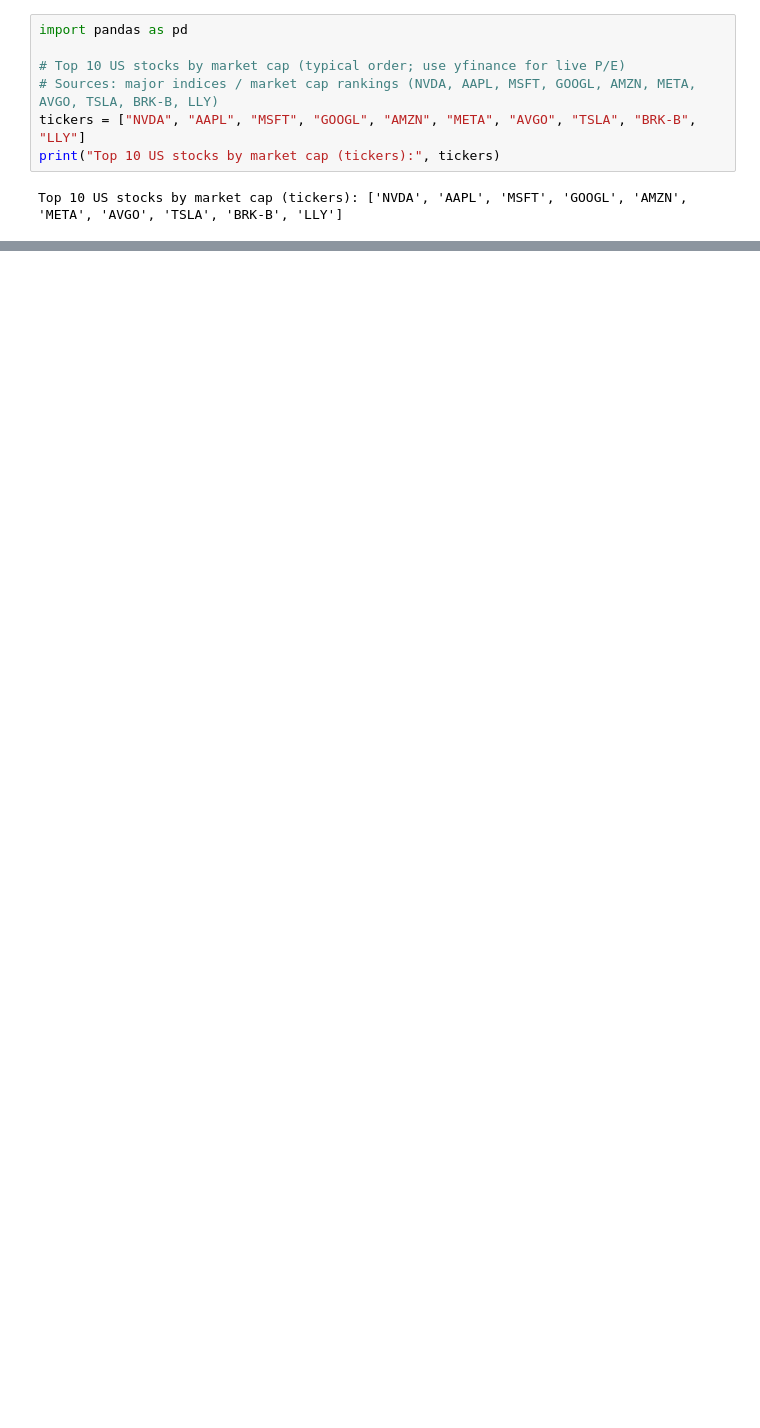
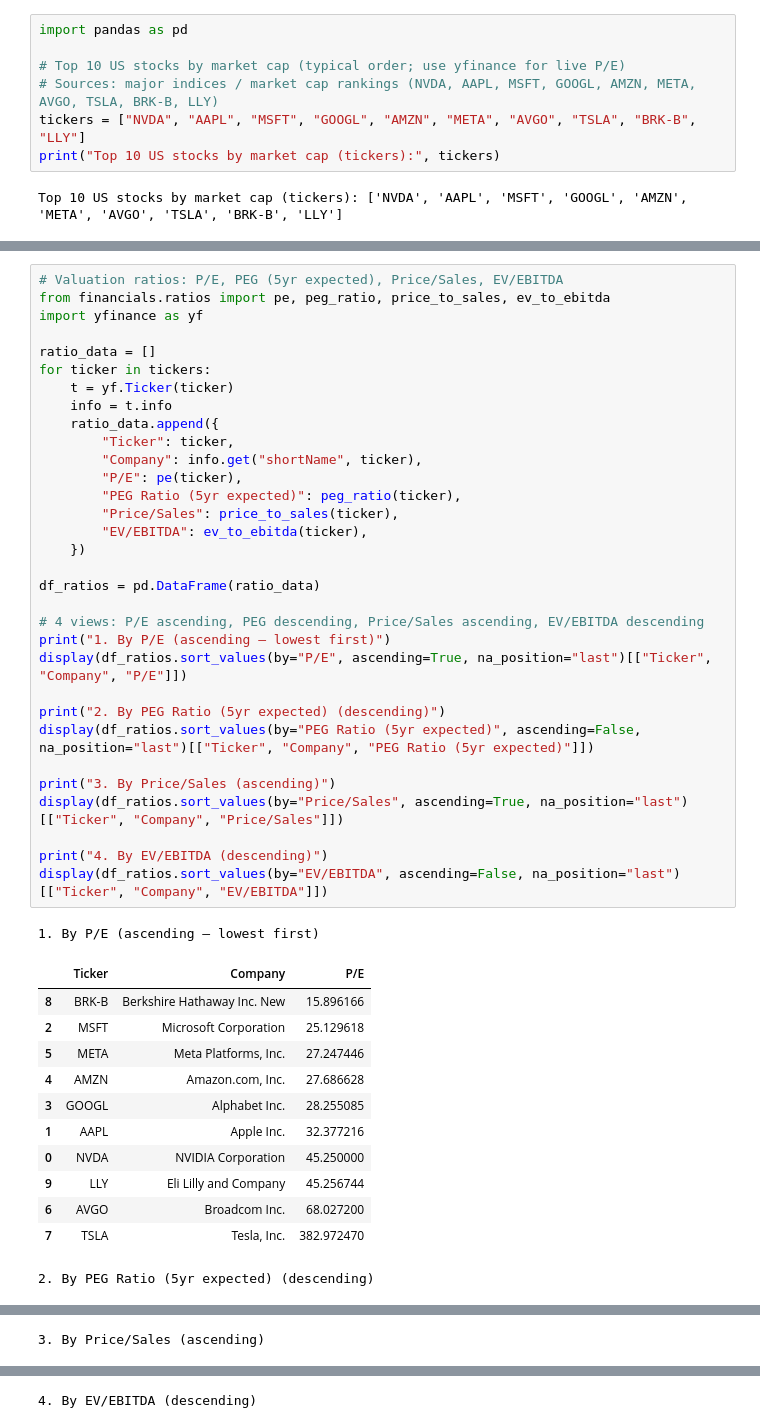
Before and after one commit to Dragos123321/stocks-analyzer, a Jupyter notebook: analyzer.ipynb, the cells around one changed output, grey strips where cells are left out. Saved outputs shown, nothing was run; the diff lists cells and outputs as text; blank space fills up the shorter version.

```diff
--- a/analyzer.ipynb
+++ b/analyzer.ipynb
@@ -145,0 +43,46 @@ df_annual_eps_growth
+# %%
+# Valuation ratios: P/E, PEG (5yr expected), Price/Sales, EV/EBITDA
+from financials.ratios import pe, peg_ratio, price_to_sales, ev_to_ebitda
+import yfinance as yf
+
+ratio_data = []
+for ticker in tickers:
+    t = yf.Ticker(ticker)
+    info = t.info
+    ratio_data.append({
+        "Ticker": ticker,
+        "Company": info.get("shortName", ticker),
+        "P/E": pe(ticker),
+        "PEG Ratio (5yr expected)": peg_ratio(ticker),
+        "Price/Sales": price_to_sales(ticker),
+        "EV/EBITDA": ev_to_ebitda(ticker),
+    })
+
+df_ratios = pd.DataFrame(ratio_data)
+
+# 4 views: P/E ascending, PEG descending, Price/Sales ascending, EV/EBITDA descending
+print("1. By P/E (ascending – lowest first)")
+display(df_ratios.sort_values(by="P/E", ascending=True, na_position="last")[["Ticker", "Company", "P/E"]])
+
+print("2. By PEG Ratio (5yr expected) (descending)")
+display(df_ratios.sort_values(by="PEG Ratio (5yr expected)", ascending=False, na_position="last")[["Ticker", "Company", "PEG Ratio (5yr expected)"]])
+
+print("3. By Price/Sales (ascending)")
+display(df_ratios.sort_values(by="Price/Sales", ascending=True, na_position="last")[["Ticker", "Company", "Price/Sales"]])
+
+print("4. By EV/EBITDA (descending)")
+display(df_ratios.sort_values(by="EV/EBITDA", ascending=False, na_position="last")[["Ticker", "Company", "EV/EBITDA"]])
+# %% [output]
+1. By P/E (ascending – lowest first)
+|  | Ticker | Company | P/E |
+| 8 | BRK-B | Berkshire Hathaway Inc. New | 15.896166 |
+| 2 | MSFT | Microsoft Corporation | 25.129618 |
+| 5 | META | Meta Platforms, Inc. | 27.247446 |
+| 4 | AMZN | Amazon.com, Inc. | 27.686628 |
+| 3 | GOOGL | Alphabet Inc. | 28.255085 |
+| 1 | AAPL | Apple Inc. | 32.377216 |
+| 0 | NVDA | NVIDIA Corporation | 45.250000 |
+| 9 | LLY | Eli Lilly and Company | 45.256744 |
+| 6 | AVGO | Broadcom Inc. | 68.027200 |
+| 7 | TSLA | Tesla, Inc. | 382.972470 |
+2. By PEG Ratio (5yr expected) (descending)
@@ -145,0 +100 @@ df_annual_eps_growth
+3. By Price/Sales (ascending)
@@ -145,0 +112 @@ df_annual_eps_growth
+4. By EV/EBITDA (descending)
```
Also changed, not shown: parts of 10 cells of this notebook, 16 other files.
